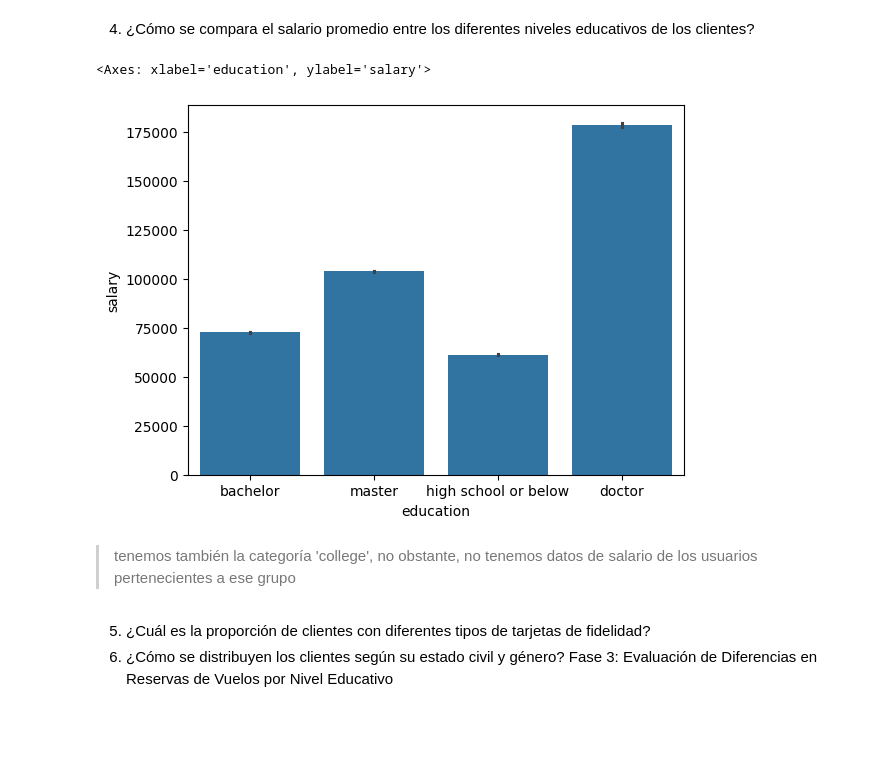
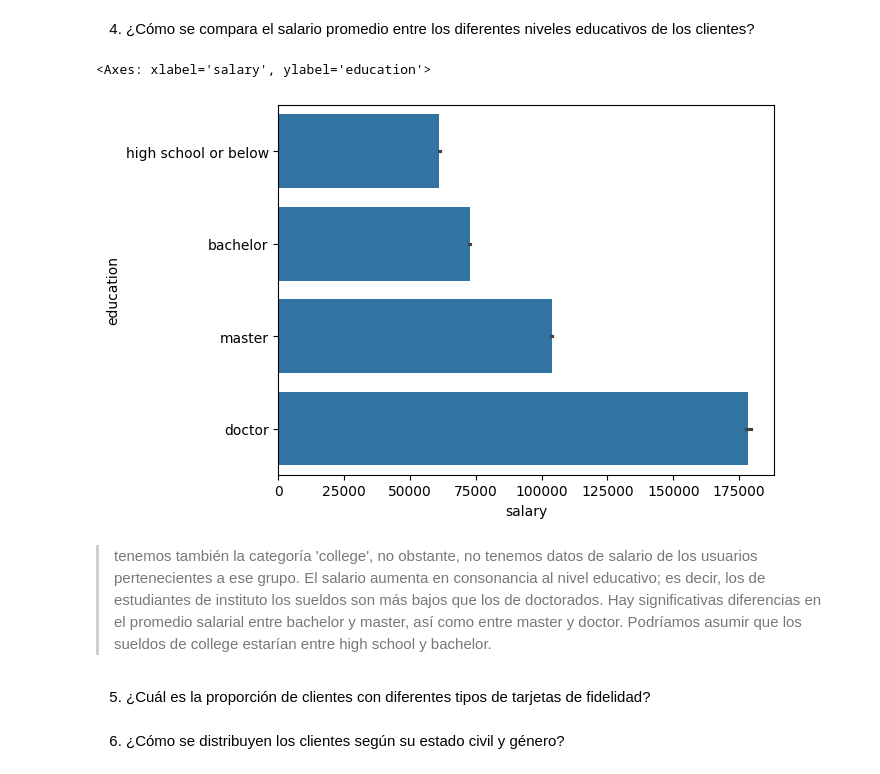
Before and after one commit to Adalab/bda-modulo-3-evaluacion-final-icorreald, a Jupyter notebook: evaluacion.ipynb, the cells around one changed output. Saved outputs shown, nothing was run; the diff lists cells and outputs as text; code cells hidden in the pictures; blank space fills up the shorter version.

Commit message:
update visualizaciones

```diff
--- a/evaluacion.ipynb
+++ b/evaluacion.ipynb
@@ -560,15 +588,14 @@ Clientes de quebec: 79549
 # %% [markdown]
 4. ¿Cómo se compara el salario promedio entre los diferentes niveles educativos de los clientes?
 # %%
-sns.barplot(y='salary',
-            x='education',
-            data=df[df['education']!='college'])
+sns.barplot(y='education',
+            x='salary',
+            data=df[df['education']!='college'],
+            order=['high school or below', 'bachelor', 'master', 'doctor'])
 # %% [output]
-<Axes: xlabel='education', ylabel='salary'>
+<Axes: xlabel='salary', ylabel='education'>
-[figure, old version]
+[figure, new version]
-# %% [markdown]
-> tenemos también la categoría 'college', no obstante, no tenemos datos de salario de los usuarios pertenecientes a ese grupo
+# %% [markdown]
+> tenemos también la categoría 'college', no obstante, no tenemos datos de salario de los usuarios pertenecientes a ese grupo. El salario aumenta en consonancia al nivel educativo; es decir, los de estudiantes de instituto los sueldos son más bajos que los de doctorados. Hay significativas diferencias en el promedio salarial entre bachelor y master, así como entre master y doctor. Podríamos asumir que los sueldos de college estarían entre high school y bachelor.
 # %% [markdown]
 5. ¿Cuál es la proporción de clientes con diferentes tipos de tarjetas de fidelidad?
-6. ¿Cómo se distribuyen los clientes según su estado civil y género?
-Fase 3: Evaluación de Diferencias en Reservas de Vuelos por Nivel Educativo
@@ -574,0 +607,2 @@ Fase 3: Evaluación de Diferencias en Reservas de Vuelos por Nivel Educativo
+# %% [markdown]
+6. ¿Cómo se distribuyen los clientes según su estado civil y género?
```
Also changed, not shown: parts of 7 cells of this notebook.
